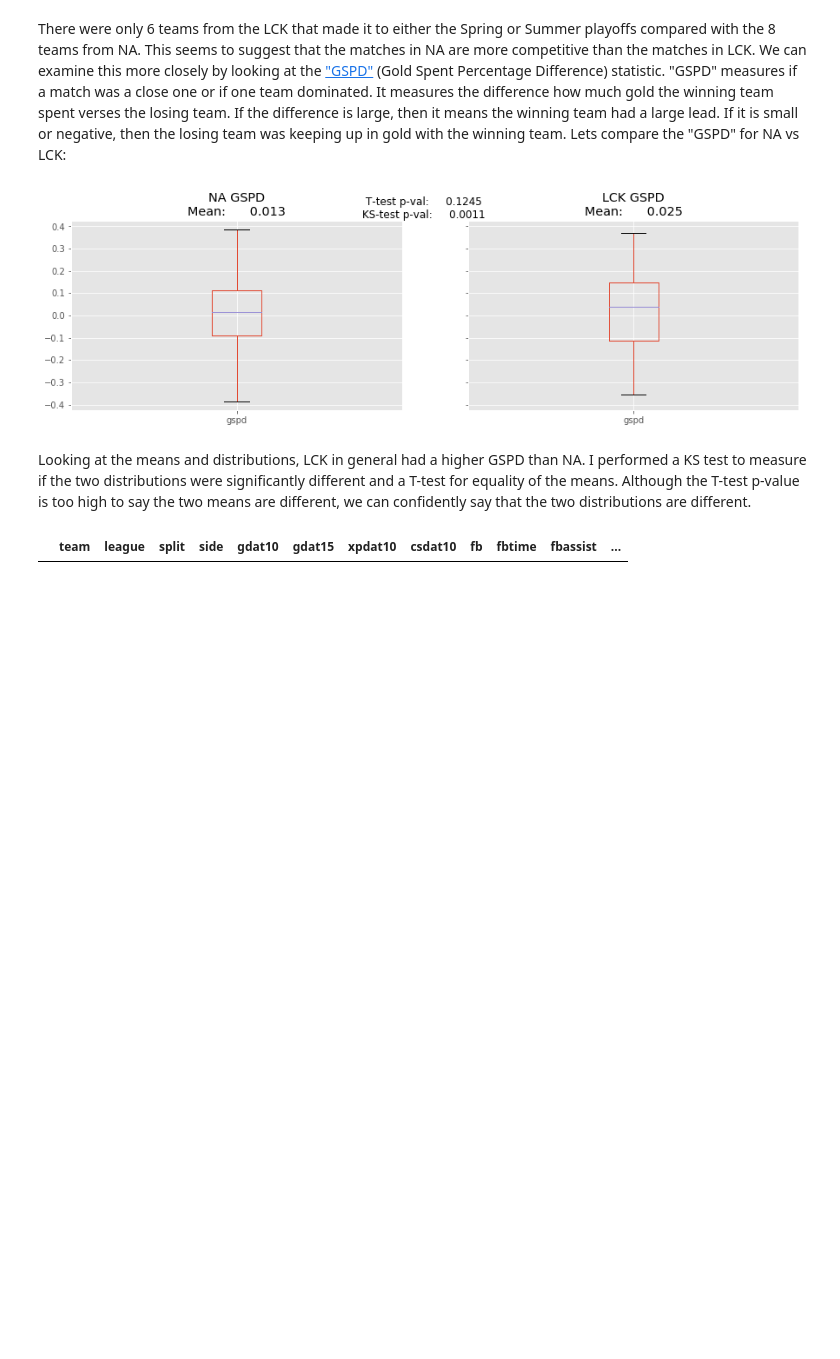
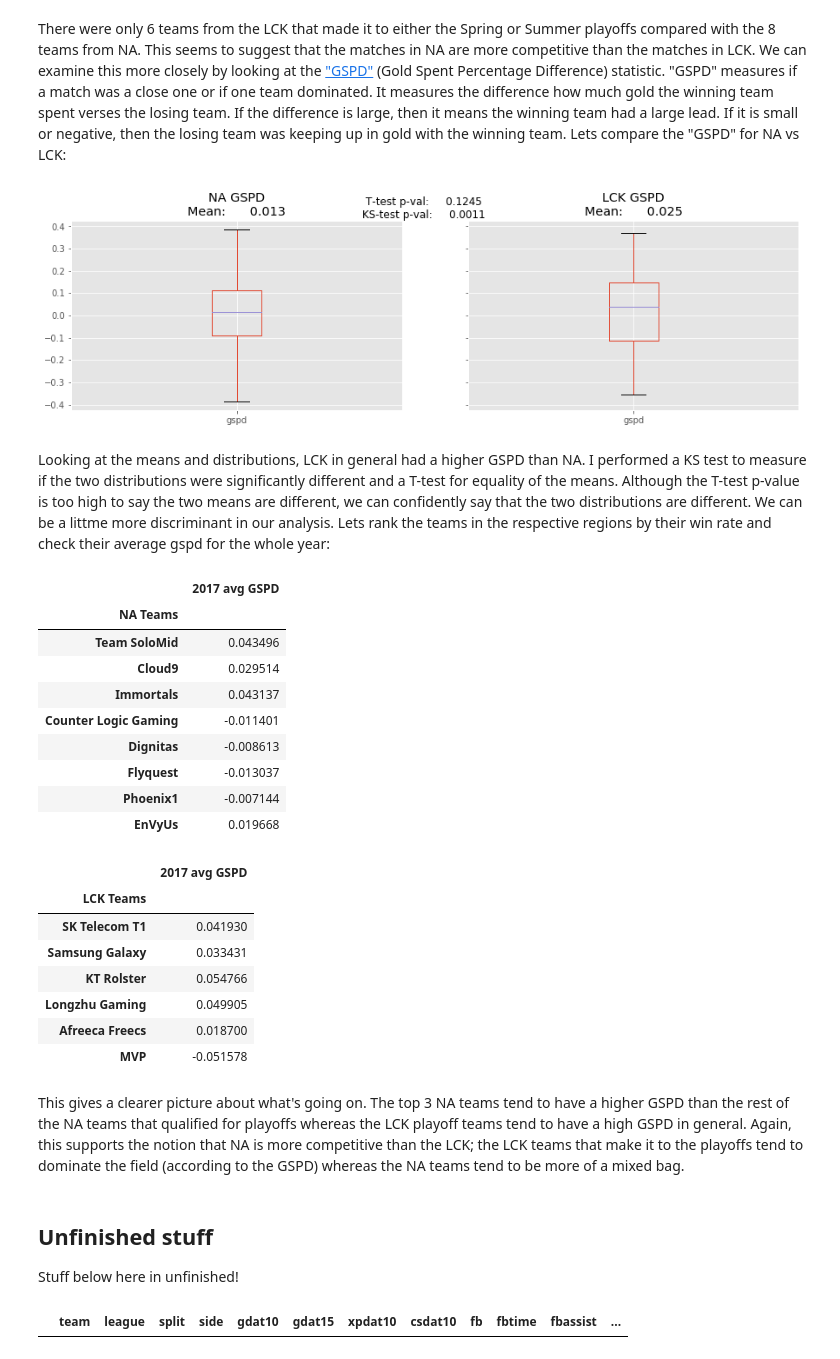
Before and after one commit to bwassie/LoL-match-analytics, a Jupyter notebook: 2017_NA_vs_LCK_analysis.ipynb, the cells around one changed output. Saved outputs shown, nothing was run; the diff lists cells and outputs as text; code cells hidden in the pictures; blank space fills up the shorter version.

```diff
--- a/2017_NA_vs_LCK_analysis.ipynb
+++ b/2017_NA_vs_LCK_analysis.ipynb
@@ -112,7 +122,38 @@ plt.show()
 # %% [output]
 [figure]
 # %% [markdown]
-Looking at the means and distributions, LCK in general had a higher GSPD than NA. I performed a KS test to measure if the two distributions were significantly different and a T-test for equality of the means. Although the T-test p-value is too high to say the two means are different, we can confidently say that the two distributions are different.
+Looking at the means and distributions, LCK in general had a higher GSPD than NA. I performed a KS test to measure if the two distributions were significantly different and a T-test for equality of the means. Although the T-test p-value is too high to say the two means are different, we can confidently say that the two distributions are different. We can be a littme more discriminant in our analysis. Lets rank the teams in the respective regions by their win rate and check their average gspd for the whole year:
+# %%
+s1 = na.groupby("team").mean().sort_values("result",ascending=False)["gspd"]
+s1 = s1.rename_axis("NA Teams",axis=0).rename("2017 avg GSPD")
+s2 = lck.groupby("team").mean().sort_values("result",ascending=False)["gspd"]
+s2 = s2.rename_axis("LCK Teams",axis=0).rename("2017 avg GSPD")
+display_side_by_side(s1,s2)
+# %% [output]
+|  | 2017 avg GSPD |
+| NA Teams |  |
+| Team SoloMid | 0.043496 |
+| Cloud9 | 0.029514 |
+| Immortals | 0.043137 |
+| Counter Logic Gaming | -0.011401 |
+| Dignitas | -0.008613 |
+| Flyquest | -0.013037 |
+| Phoenix1 | -0.007144 |
+| EnVyUs | 0.019668 |
+|  | 2017 avg GSPD |
+| LCK Teams |  |
+| SK Telecom T1 | 0.041930 |
+| Samsung Galaxy | 0.033431 |
+| KT Rolster | 0.054766 |
+| Longzhu Gaming | 0.049905 |
+| Afreeca Freecs | 0.018700 |
+| MVP | -0.051578 |
+# %% [markdown]
+This gives a clearer picture about what's going on. The top 3 NA teams tend to have a higher GSPD than the rest of the NA teams that qualified for playoffs whereas the LCK playoff teams tend to have a high GSPD in general. Again, this supports the notion that NA is more competitive than the LCK; the LCK teams that make it to the playoffs tend to dominate the field (according to the GSPD) whereas the NA teams tend to be more of a mixed bag.
+# %% [markdown]
+## Unfinished stuff
+
+Stuff below here in unfinished!
 # %%
 display(matches.loc[:,["team","league","split","side","gdat10",
                                    "gdat15","xpdat10","csdat10","fb","fbtime",
```
Also changed, not shown: parts of 11 cells of this notebook, 6 other files.
